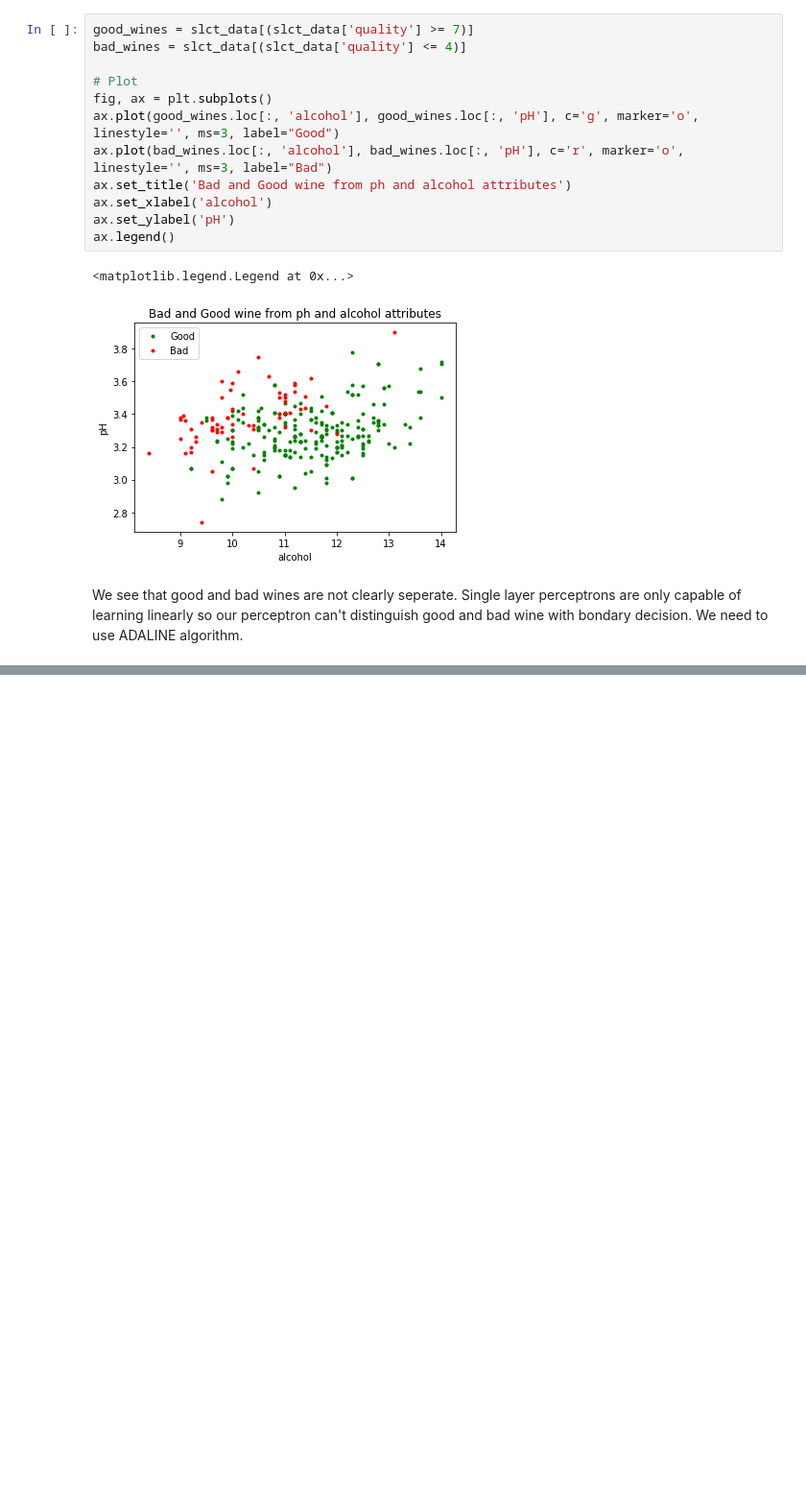
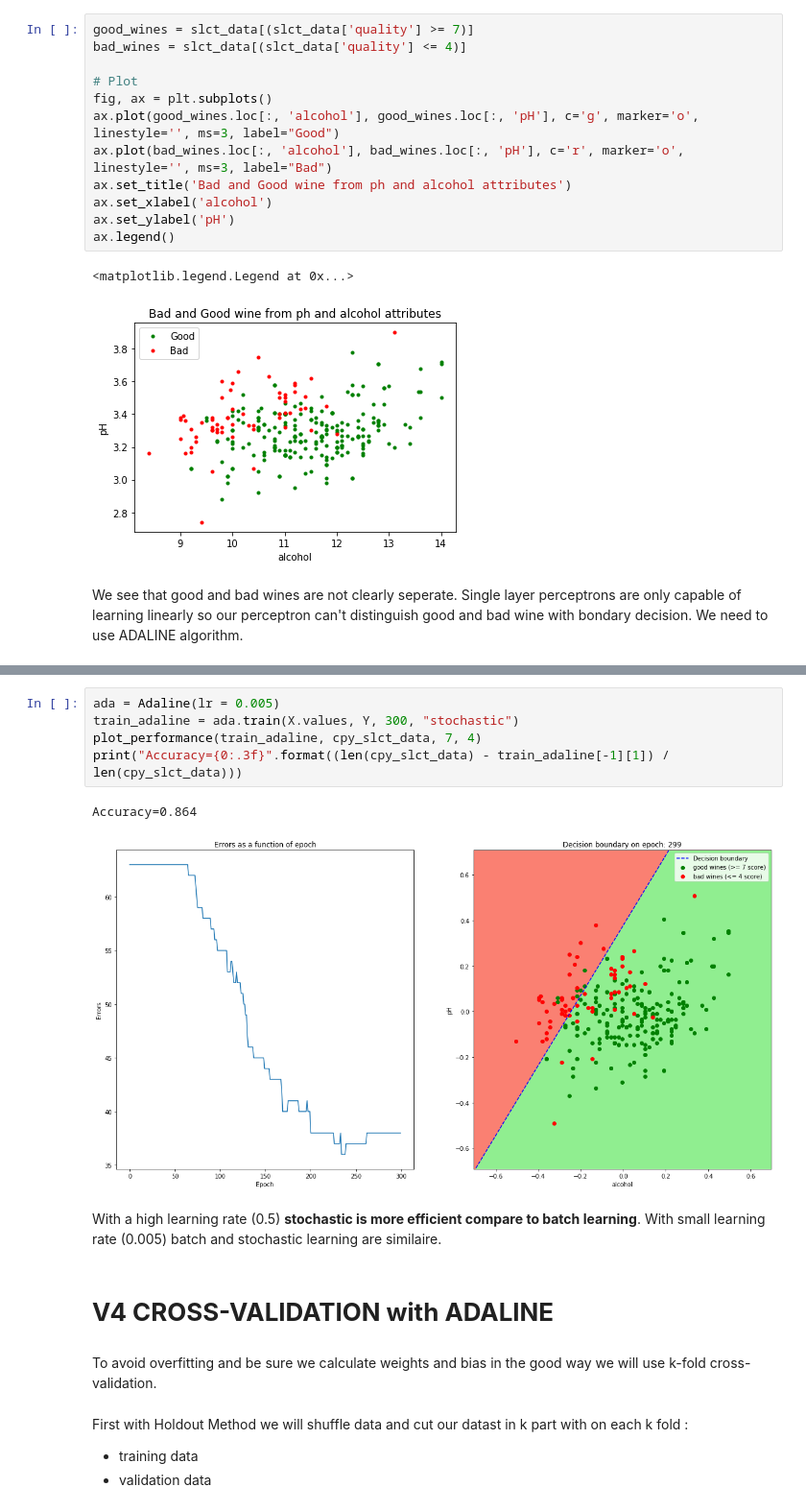
Before and after one commit to yohan-th/ft_sommelier, a Jupyter notebook: ft_sommelier.ipynb, the cells around one changed output, grey strips where cells are left out. Shown at 96% size. Saved outputs shown, nothing was run; the diff lists cells and outputs as text; blank space fills up the shorter version.

```diff
--- a/ft_sommelier.ipynb
+++ b/ft_sommelier.ipynb
@@ -458,0 +504,18 @@ print(train_adaline[-1])
+# %%
+ada = Adaline(lr = 0.005)
+train_adaline = ada.train(X.values, Y, 300, "stochastic")
+plot_performance(train_adaline, cpy_slct_data, 7, 4)
+print("Accuracy={0:.3f}".format((len(cpy_slct_data) - train_adaline[-1][1]) / len(cpy_slct_data)))
+# %% [output]
+Accuracy=0.864
+[figure, added]
+# %% [markdown]
+With a high learning rate (0.5) **stochastic is more efficient compare to batch learning**. With small learning rate (0.005) batch and stochastic learning are similaire.
+# %% [markdown]
+# **V4 CROSS-VALIDATION with ADALINE**
+# %% [markdown]
+To avoid overfitting and be sure we calculate weights and bias in the good way we will use k-fold cross-validation.
+# %% [markdown]
+First with Holdout Method we will shuffle data and cut our datast in k part with on each k fold :
+*   training data
+*   validation data
```
Also changed, not shown: parts of 35 cells of this notebook.
